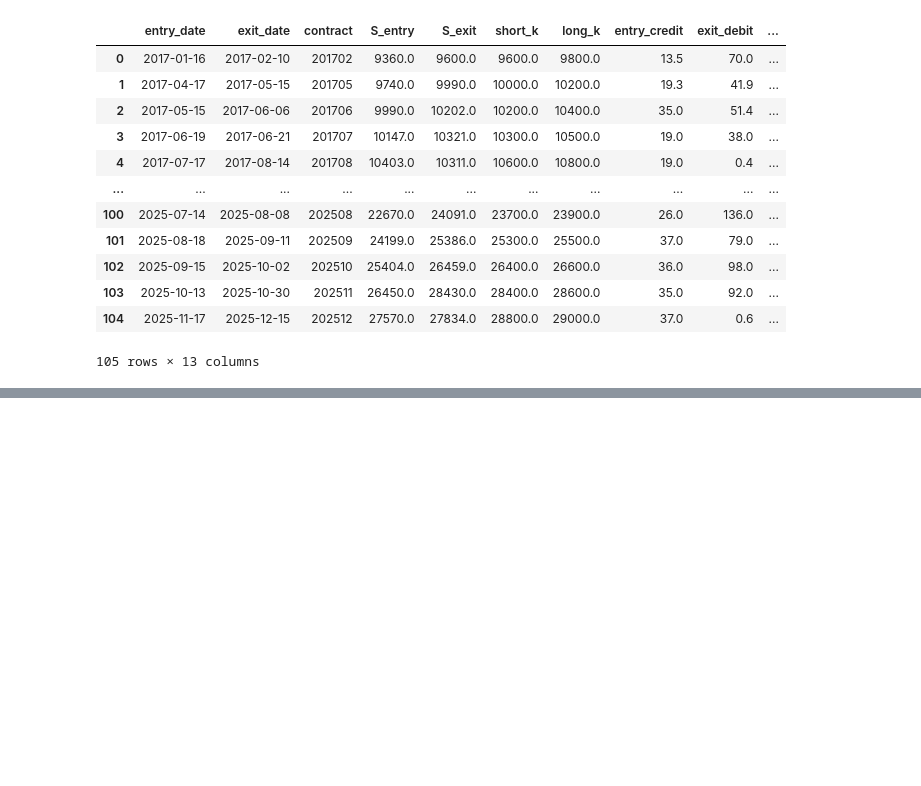
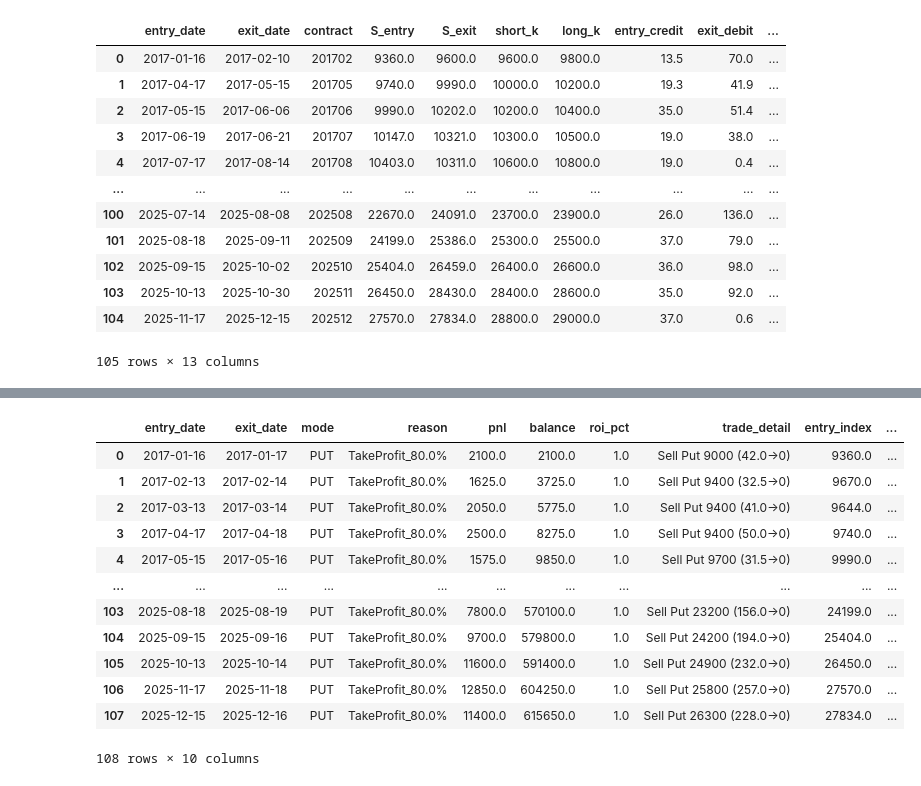
Before and after one commit to a28218832/Future-Option-Trader, a Jupyter notebook: mvp1.ipynb, the cells around one changed output, grey strips where cells are left out. Cells and saved outputs as stored; diff of their text form; code cells hidden in the pictures; blank space fills up the shorter version.

```diff
--- a/mvp1.ipynb
+++ b/mvp1.ipynb
@@ -507,7 +507,7 @@ print(">> Generator 函式定義完成。")
 # ==========================================
 
 # 1. 設定測試區間 (跑個幾天就好)
-TEST_START = '2022-01-01'  # 請確保您的資料包含這段時間
+TEST_START = '2002-01-01'  # 請確保您的資料包含這段時間
 TEST_END   = '2022-01-15'
 
 print(f"--- 開始測試 Generator: {TEST_START} ~ {TEST_END} ---\n")
@@ -1218,0 +1240,22 @@ results_stop
+# %%
+from dataclasses import dataclass, field
+from typing import List, Optional, Dict
+from abc import ABC, abstractmethod
+import pandas as pd
+import numpy as np
+
+@dataclass
+class Leg:
+    """定義一隻腳的屬性"""
+    side: str      # 'buy' or 'sell'
+    strike: float  # 履約價
+    opt_type: str  # 'call' or 'put'
+
+@dataclass
+class TradeSignal:
+    """策略發出的交易訊號"""
+    action: str           # 'OPEN', 'CLOSE'
+    legs: List[Leg]       # 這個訊號包含哪幾隻腳 (單邊或是價差)
+    contract: str         # 合約月份 (e.g., '202206')
+    reason: str           # 'ROLLOVER', 'STOP_LOSS', 'ENTRY'
+    note: str = ""
@@ -1218,0 +2325,16 @@ results_stop
+# %%
+return_value
+# %% [output]
+|  | entry_date | exit_date | mode | reason | pnl | balance | roi_pct | trade_detail | entry_index | ... |
+| 0 | 2017-01-16 | 2017-01-17 | PUT | TakeProfit_80.0% | 2100.0 | 2100.0 | 1.0 | Sell Put 9000 (42.0->0) | 9360.0 | ... |
+| 1 | 2017-02-13 | 2017-02-14 | PUT | TakeProfit_80.0% | 1625.0 | 3725.0 | 1.0 | Sell Put 9400 (32.5->0) | 9670.0 | ... |
+| 2 | 2017-03-13 | 2017-03-14 | PUT | TakeProfit_80.0% | 2050.0 | 5775.0 | 1.0 | Sell Put 9400 (41.0->0) | 9644.0 | ... |
+| 3 | 2017-04-17 | 2017-04-18 | PUT | TakeProfit_80.0% | 2500.0 | 8275.0 | 1.0 | Sell Put 9400 (50.0->0) | 9740.0 | ... |
+| 4 | 2017-05-15 | 2017-05-16 | PUT | TakeProfit_80.0% | 1575.0 | 9850.0 | 1.0 | Sell Put 9700 (31.5->0) | 9990.0 | ... |
+| ... | ... | ... | ... | ... | ... | ... | ... | ... | ... | ... |
+| 103 | 2025-08-18 | 2025-08-19 | PUT | TakeProfit_80.0% | 7800.0 | 570100.0 | 1.0 | Sell Put 23200 (156.0->0) | 24199.0 | ... |
+| 104 | 2025-09-15 | 2025-09-16 | PUT | TakeProfit_80.0% | 9700.0 | 579800.0 | 1.0 | Sell Put 24200 (194.0->0) | 25404.0 | ... |
+| 105 | 2025-10-13 | 2025-10-14 | PUT | TakeProfit_80.0% | 11600.0 | 591400.0 | 1.0 | Sell Put 24900 (232.0->0) | 26450.0 | ... |
+| 106 | 2025-11-17 | 2025-11-18 | PUT | TakeProfit_80.0% | 12850.0 | 604250.0 | 1.0 | Sell Put 25800 (257.0->0) | 27570.0 | ... |
+| 107 | 2025-12-15 | 2025-12-16 | PUT | TakeProfit_80.0% | 11400.0 | 615650.0 | 1.0 | Sell Put 26300 (228.0->0) | 27834.0 | ... |
+108 rows × 10 columns
```
Also changed, not shown: parts of 17 cells of this notebook, 1 other file.
